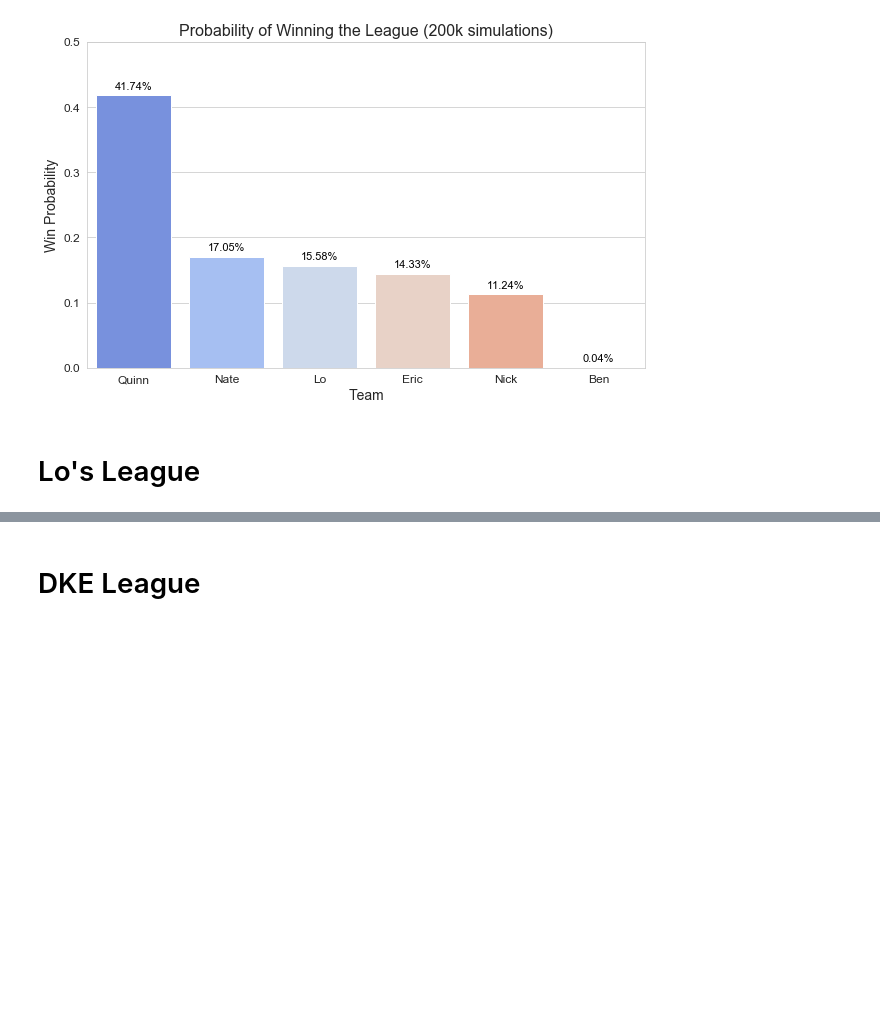
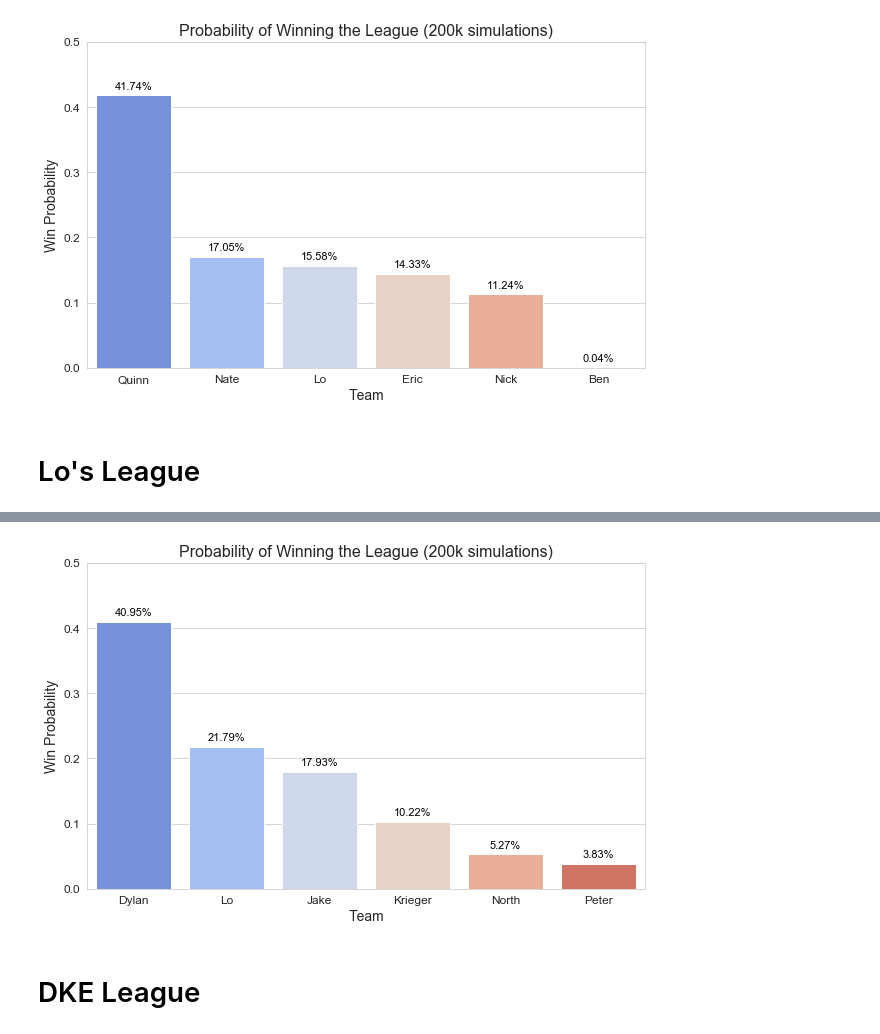
Before and after one commit to eonofrey/fantasy_football_simulate, a Jupyter notebook: fantasy_football_simulation.ipynb, the cells around one changed output, grey strips where cells are left out. Saved outputs shown, nothing was run; the diff lists cells and outputs as text; code cells hidden in the pictures; blank space fills up the shorter version.

```diff
--- a/fantasy_football_simulation.ipynb
+++ b/fantasy_football_simulation.ipynb
@@ -194 +194,4 @@ Krieger    0.09814
 dtype: float64
+# %%
+percent_df = pd.DataFrame(percents, columns=['Win Probability']).reset_index()
+percent_df.head()
@@ -195,2 +205,27 @@ dtype: float64
+# %%
+sns.set_style("whitegrid")
+sns.set_palette(sns.color_palette("coolwarm"))
+
+plt.figure(figsize=(10, 6))
+sns.barplot(percent_df.index, percent_df['Win Probability'])
+
+for i, row in percent_df.iterrows():
+    plt.text(  i
+             , row[1]+.01
+             , s="{:.2%}".format(round(row[1], 5))
+             , color='black'
+             , ha="center"
+             , fontsize=11
+            )
+
+plt.xticks(range(6), percent_df['index'], fontsize=12)
+plt.yticks(fontsize=12)
+plt.title('Probability of Winning the League (200k simulations)', fontsize=16)
+plt.ylabel('Win Probability', fontsize=14)
+plt.xlabel('Team', fontsize=14)
+plt.ylim(0, .5)
+plt.show()
+# %% [output]
+[figure, added]
 # %% [markdown]
 # DKE League
```
Also changed, not shown: parts of 3 cells of this notebook.
